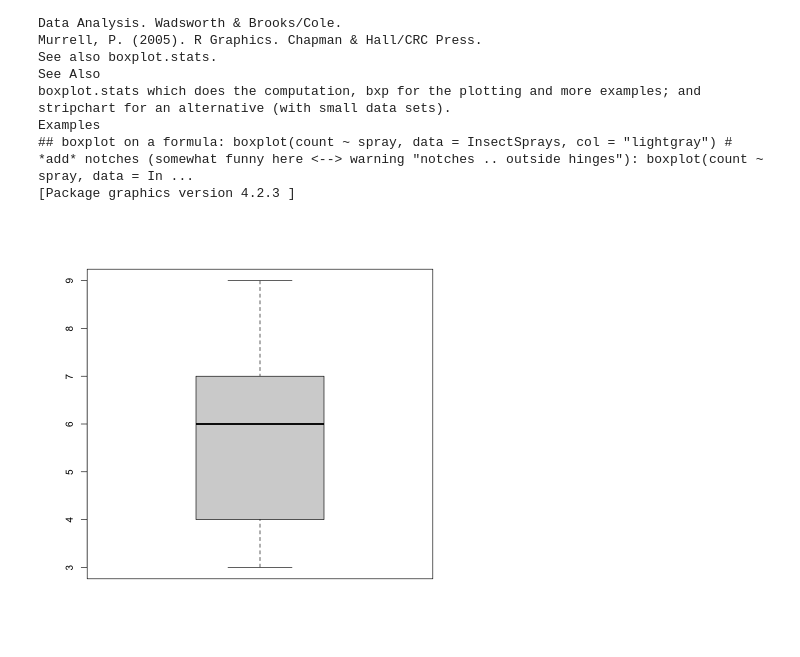
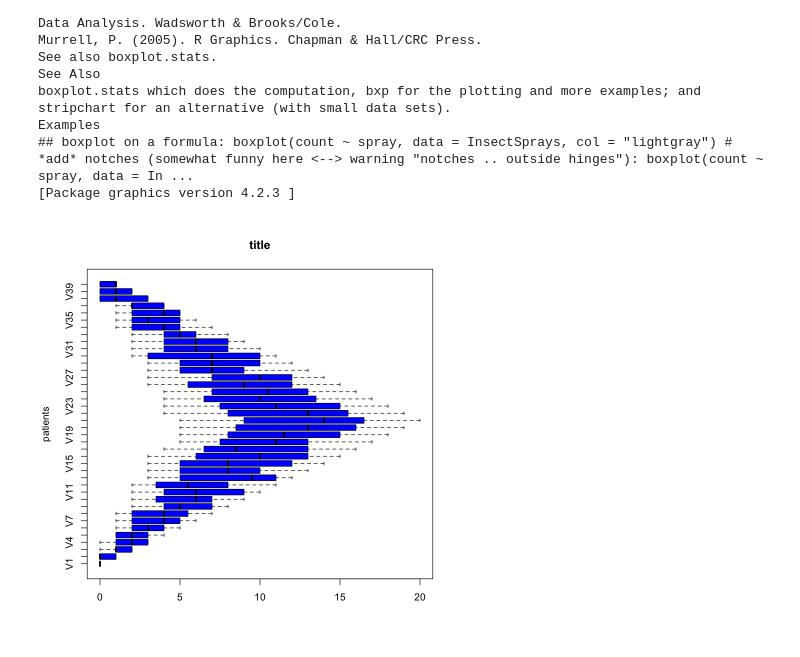
Before and after one commit to hgingras/Formation-R, a Jupyter notebook: 06-LesGraphiques.ipynb, the cells around one changed output. Cells and saved outputs as stored; diff of their text form; code cells hidden in the pictures.

```diff
--- a/06-LesGraphiques.ipynb
+++ b/06-LesGraphiques.ipynb
@@ -190,17 +153,19 @@ plot(min_day_inflammation)
 # %%
-analyse <- function(nom_du_fichier) {
+analyse = function(nom_du_fichier) {
   # Graphique de la moyenne, du minimum et du maximum dans le temps.
+
   # La valeur d'entrée est un string de type caractère représentant un fichier csv.
+
   # On charge nos données.
-  dat <- read.csv(file = nom_du_fichier, header = FALSE)
+  dat = read.csv(file = nom_du_fichier, header = FALSE)
 
-  moyenne_inflammation_par_jour <- apply(dat, 2, mean)
+  moyenne_inflammation_par_jour = apply(dat, 2, mean)
   plot(moyenne_inflammation_par_jour)
 
-  maximum_inflammation_par_jour <- apply(dat, 2, max)
+  maximum_inflammation_par_jour = apply(dat, 2, max)
   plot(maximum_inflammation_par_jour)
 
-  minimum__inflammation_par_jour <- apply(dat, 2, min)
+  minimum__inflammation_par_jour = apply(dat, 2, min)
   plot(minimum__inflammation_par_jour)
 }
 
@@ -279,6 +244,6 @@ Examples
 ## boxplot on a formula: boxplot(count ~ spray, data = InsectSprays, col = "lightgray") # *add* notches (somewhat funny here <--> warning "notches .. outside hinges"): boxplot(count ~ spray, data = In ...
 [Package graphics version 4.2.3 ]
 # %%
-boxplot(dat[1:5, 10])
+boxplot(dat[,], ylab = "patients", horizontal=TRUE, col = "blue", main = "title")
 # %% [output]
-[figure, old version]
+[figure, new version]
```
Also changed, not shown: parts of 19 cells of this notebook, 6 other files.
